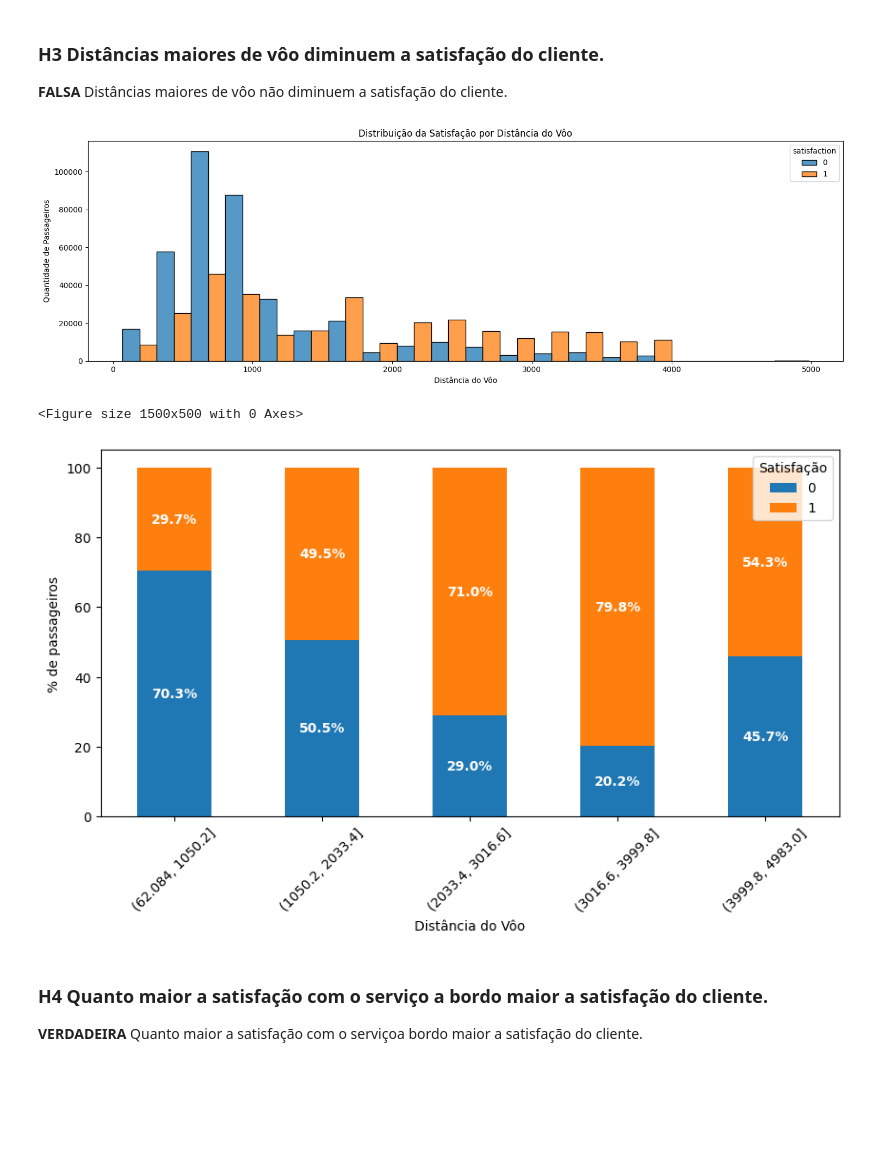
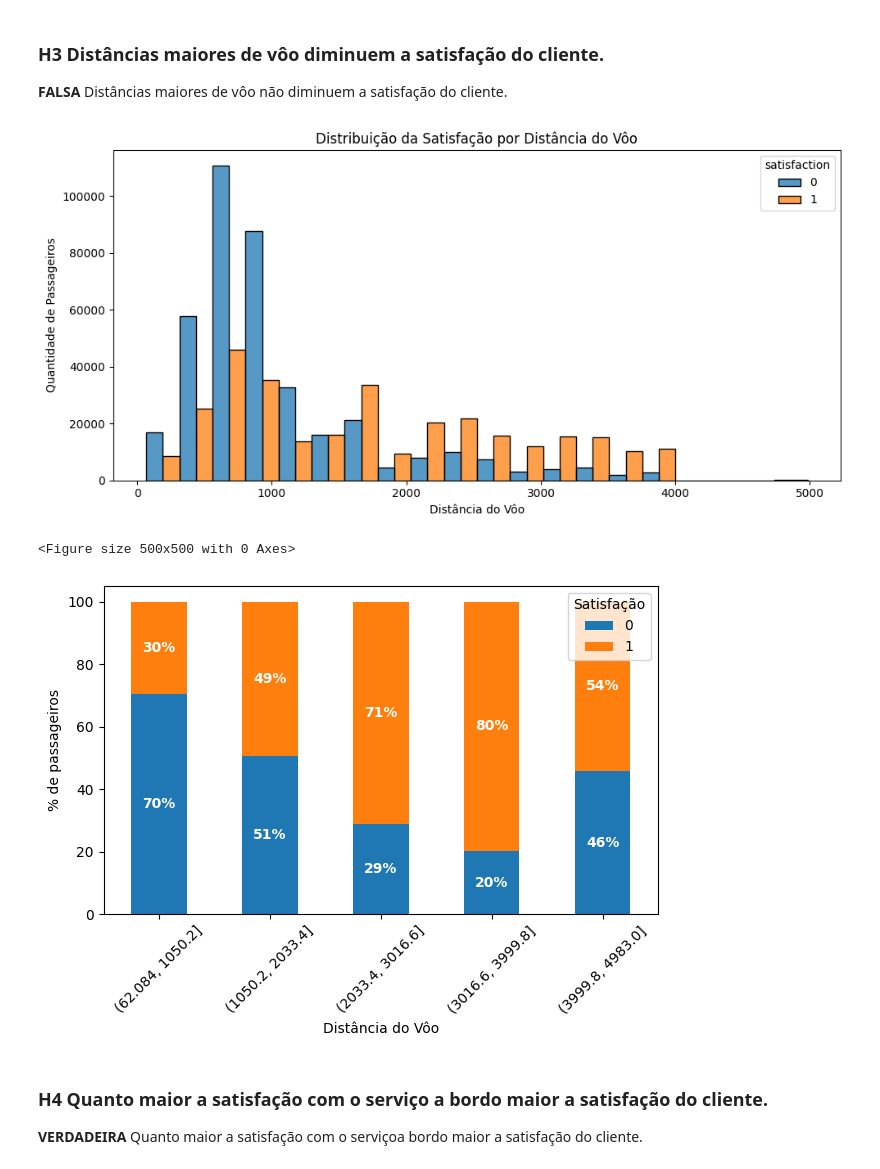
Before and after one commit to Data-Projects1/airline_satisfaction, a Jupyter notebook: notebooks/02.analise_satisf-validacao_hipoteses.ipynb, the cells around one changed output. Cells and saved outputs as stored; diff of their text form; code cells hidden in the pictures; blank space fills up the shorter version.

Commit message:
Correlação das Hipóteses vs Satisfação

```diff
--- a/notebooks/02.analise_satisf-validacao_hipoteses.ipynb
+++ b/notebooks/02.analise_satisf-validacao_hipoteses.ipynb
@@ -826,40 +763,38 @@ plt.show()
 
 **FALSA** Distâncias maiores de vôo não diminuem a satisfação do cliente.
 # %%
-# histograma com faixas
-plt.figure(figsize=(15,5))
-
-sns.histplot(data=df2, x='flight_distance', hue='satisfaction',
-             bins=20, multiple='dodge')
+# Histograma da distância do voo com a satisfação
+plt.figure(figsize=(10,5))
+sns.histplot(data=df2, x='flight_distance', hue='satisfaction',bins=20, multiple='dodge')
 plt.title('Distribuição da Satisfação por Distância do Vôo')
 plt.xlabel('Distância do Vôo')
 plt.ylabel('Quantidade de Passageiros')
 
 plt.tight_layout()
 plt.show()
 # %% [output]
-[figure, old version]
+[figure, new version]
 # %%
 #proporção de satisfeitos por faixa
-plt.figure(figsize=(15,5))
+plt.figure(figsize=(5,5))
 faixas = pd.cut(df2['flight_distance'], bins=5)
 prop = pd.crosstab(faixas, df2['satisfaction'], normalize='index') * 100
-
-ax = prop.plot(kind='bar', stacked=True, figsize=(10,5))
+ax = prop.plot(kind='bar', stacked=True)
 
 # Porcentagem dentro de cada segmento das barras
 for container in ax.containers:
-    ax.bar_label(container, fmt='%.1f%%', label_type='center',
-                 color='white', fontweight='bold')
+    ax.bar_label(container, fmt='%.0f%%', label_type='center',color='white', fontweight='bold')
 
 plt.ylabel('% de passageiros')
 plt.xlabel('Distância do Vôo')
 plt.xticks(rotation=45)
 plt.legend(title='Satisfação')
+
+plt.tight_layout()
 plt.show()
 # %% [output]
-<Figure size 1500x500 with 0 Axes>
+<Figure size 500x500 with 0 Axes>
-[figure, old version]
+[figure, new version]
 # %% [markdown]
 ### H4 Quanto maior a satisfação com o serviço a bordo maior a satisfação do cliente.
 
```
Also changed, not shown: parts of 29 cells of this notebook, 1 other file.
